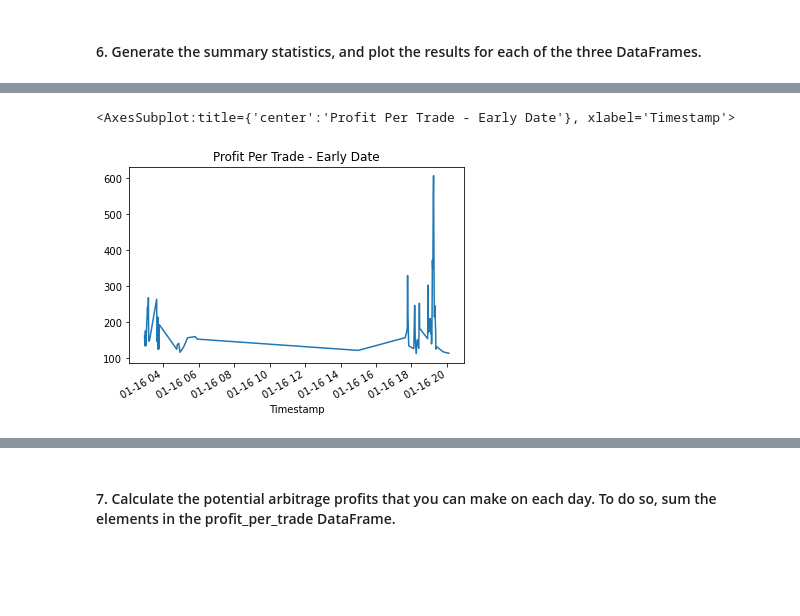
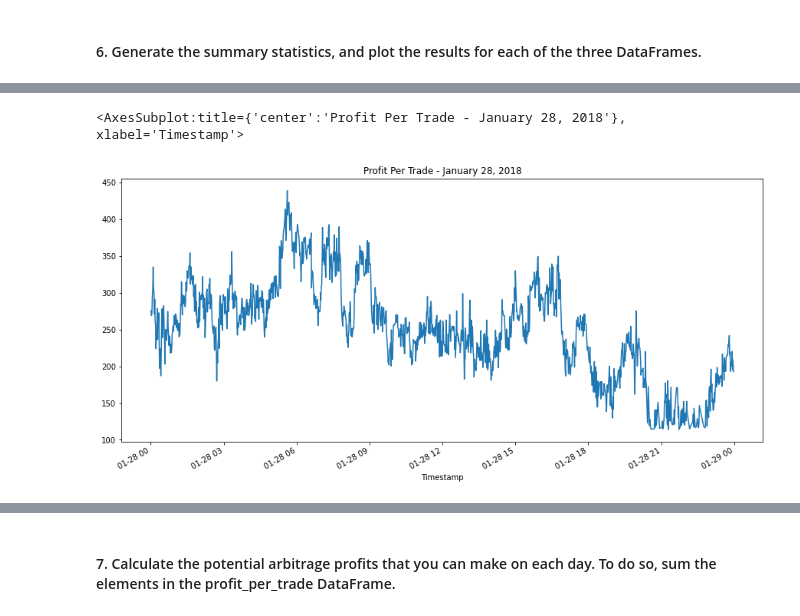
Before and after one commit to drewpagnotta/Challenge_3, a Jupyter notebook: crypto_arbitrage.ipynb, the cells around one changed output, grey strips where cells are left out. Drawn from its saved outputs; the diff is of its cells as text; code cells hidden in the pictures; blank space fills up the shorter version.

```diff
--- a/crypto_arbitrage.ipynb
+++ b/crypto_arbitrage.ipynb
@@ -456,8 +475,10 @@ Calculate the potential profits for each date that you selected in the previous
 # %%
 # For the date early in the dataset, measure the arbitrage spread between the two exchanges
 # by subtracting the lower-priced exchange from the higher-priced one
-arbitrage_spread_early = # YOUR CODE HERE
+arbitrage_spread_early = bitstamp_sliced["Close"].loc['2018-01-28'] - coinbase_sliced["Close"].loc['2018-01-28']
 
 # Use a conditional statement to generate the summary statistics for each arbitrage_spread DataFrame
-# YOUR CODE HERE
+arbitrage_spread_return_early = arbitrage_spread_early[arbitrage_spread_early > 0]
+
+arbitrage_spread_return_early.describe()
 # %% [output]
@@ -475,9 +532,9 @@ Name: Close, dtype: float64
 # %%
 # For the date early in the dataset, calculate the spread returns by dividing the instances when the arbitrage spread is positive (> 0)
 # by the price of Bitcoin from the exchange you are buying on (the lower-priced exchange).
-spread_return_early= # YOUR CODE HERE
+spread_return_early = arbitrage_spread_early[arbitrage_spread_early > 0] / coinbase_sliced["Close"].loc['2018-01-28']
 
 # Review the spread return DataFrame
-# YOUR CODE HERE
+spread_return_early.head()
 # %% [output]
 Timestamp
@@ -492,9 +575,9 @@ Name: Close, dtype: float64
 # %%
 # For the date early in the dataset, determine the number of times your trades with positive returns
 # exceed the 1% minimum threshold (.01) that you need to cover your costs
-profitable_trades_early = # YOUR CODE HERE
+profitable_trades_early = spread_return_early[spread_return_early > .01]
 
 # Review the first five profitable trades
-# YOUR CODE HERE
+profitable_trades_early.head()
 # %% [output]
 Timestamp
@@ -525,12 +655,12 @@ Name: Close, dtype: float64
 # %%
 # For the date early in the dataset, calculate the potential profit per trade in dollars
 # Multiply the profitable trades by the cost of the Bitcoin that was purchased
-profit_early = # YOUR CODE HERE
+profit_early = profitable_trades_early * coinbase_sliced["Close"].loc['2018-01-28']
 
 # Drop any missing values from the profit DataFrame
-profit_per_trade_early = # YOUR CODE HERE
+profit_per_trade_early = profit_early.dropna()
 
 # View the early profit DataFrame
-# YOUR CODE HERE
+profit_per_trade_early
 # %% [output]
 Timestamp
@@ -564,6 +740,6 @@ Name: Close, dtype: float64
 # %%
 # Plot the results for the early profit per trade DataFrame
-# YOUR CODE HERE
+profit_per_trade_early.plot(figsize=(15,7), title="Profit Per Trade - January 28, 2018")
 # %% [output]
-<AxesSubplot:title={'center':'Profit Per Trade - Early Date'}, xlabel='Timestamp'>
+<AxesSubplot:title={'center':'Profit Per Trade - January 28, 2018'}, xlabel='Timestamp'>
-[figure, old version]
+[figure, new version]
```
Also changed, not shown: parts of 53 cells of this notebook.
